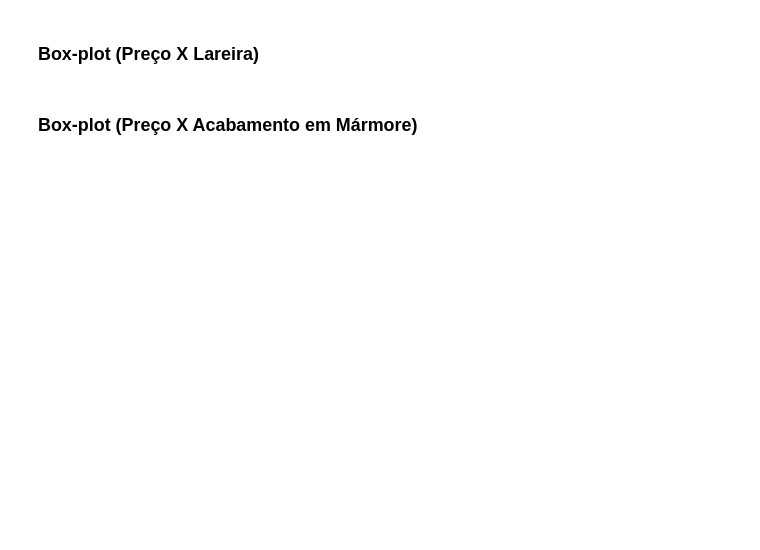
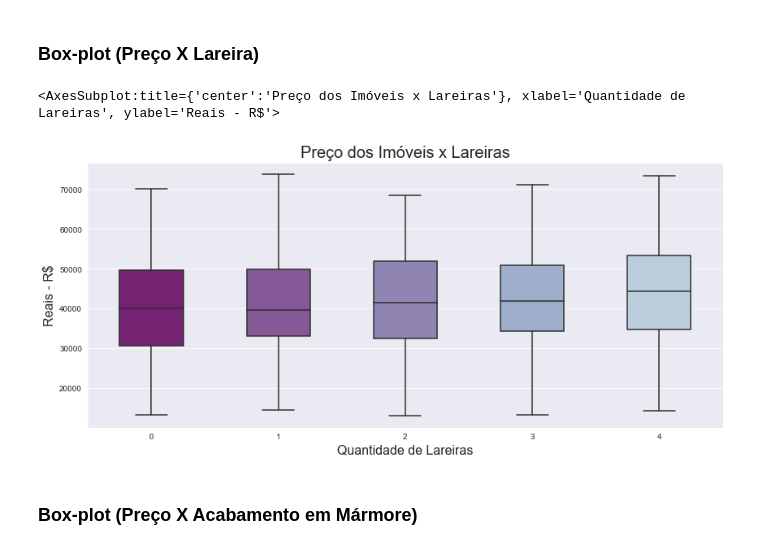
Before and after one commit to jordanfalcao/data-analytics, a Jupyter notebook: Regressão Linear - Relações e Prevendo Resultados/Regressao Linear - Exercicio.ipynb, the cells around one changed output. Saved outputs shown, nothing was run; the diff lists cells and outputs as text; code cells hidden in the pictures; blank space fills up the shorter version.

```diff
--- a/Regressão Linear - Relações e Prevendo Resultados/Regressao Linear - Exercicio.ipynb
+++ b/Regressão Linear - Relações e Prevendo Resultados/Regressao Linear - Exercicio.ipynb
@@ -184,4 +184,15 @@ ax
 # %% [markdown]
 ### Box-plot (Preço X Lareira)
+# %%
+# boxplot do preço de acordo coma quantidade de lareiras
+ax = sns.boxplot(y = 'precos', x = 'lareira', data = dados, orient = 'v', width = 0.5)
+ax.figure.set_size_inches(14, 6)
+ax.set_title('Preço dos Imóveis x Lareiras', fontsize = 20)
+ax.set_ylabel('Reais - R$', fontsize = 16)
+ax.set_xlabel('Quantidade de Lareiras', fontsize = 16)
+ax
+# %% [output]
+<AxesSubplot:title={'center':'Preço dos Imóveis x Lareiras'}, xlabel='Quantidade de Lareiras', ylabel='Reais - R$'>
+[figure, added]
 # %% [markdown]
 ### Box-plot (Preço X Acabamento em Mármore)
```
Also changed, not shown: parts of 24 cells of this notebook, 3 other files.
